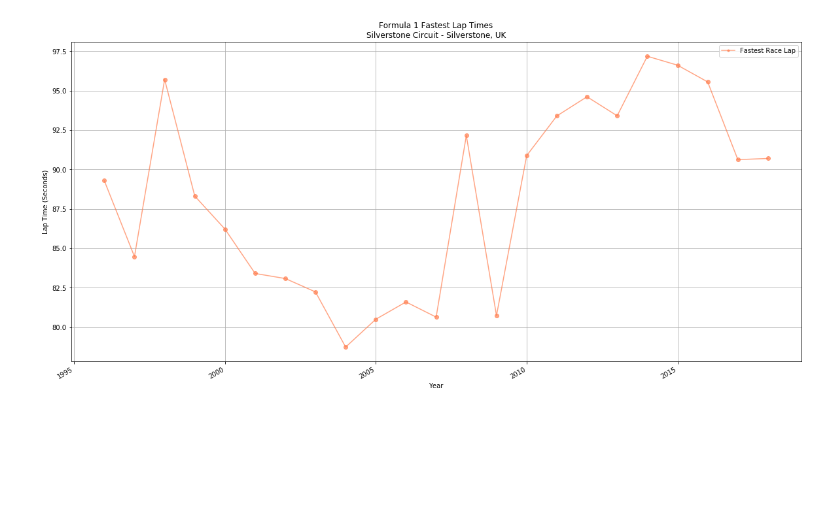
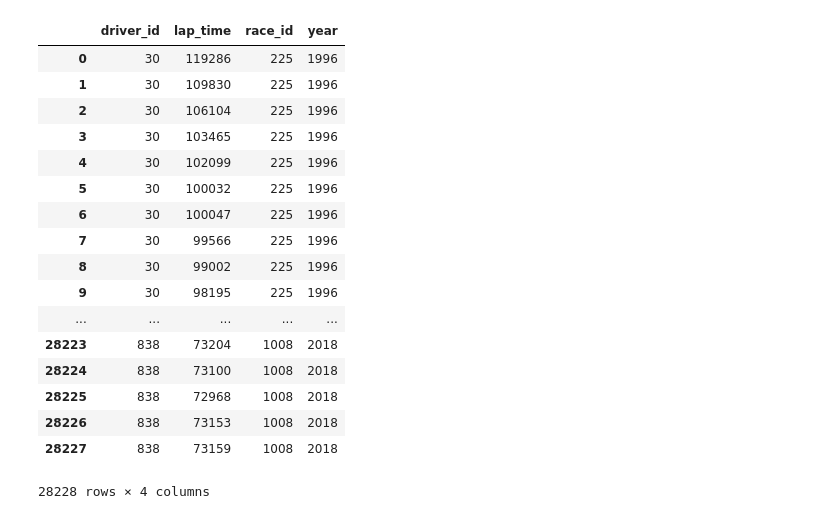
Before and after one commit to HeyMikeMarshall/visualformulaone, a Jupyter notebook: notebooks/Untitled.ipynb, the cells around one changed output. Cells and saved outputs as stored; diff of their text form; code cells hidden in the pictures; blank space fills up the shorter version.

```diff
--- a/notebooks/Untitled.ipynb
+++ b/notebooks/Untitled.ipynb
@@ -83,3 +139,24 @@ circuit_ref = 'silverstone'
+# %%
+laps_df
+# %% [output]
+|  | driver_id | lap_time | race_id | year |
+| 0 | 30 | 119286 | 225 | 1996 |
+| 1 | 30 | 109830 | 225 | 1996 |
+| 2 | 30 | 106104 | 225 | 1996 |
+| 3 | 30 | 103465 | 225 | 1996 |
+| 4 | 30 | 102099 | 225 | 1996 |
+| 5 | 30 | 100032 | 225 | 1996 |
+| 6 | 30 | 100047 | 225 | 1996 |
+| 7 | 30 | 99566 | 225 | 1996 |
+| 8 | 30 | 99002 | 225 | 1996 |
+| 9 | 30 | 98195 | 225 | 1996 |
+| ... | ... | ... | ... | ... |
+| 28223 | 838 | 73204 | 1008 | 2018 |
+| 28224 | 838 | 73100 | 1008 | 2018 |
+| 28225 | 838 | 72968 | 1008 | 2018 |
+| 28226 | 838 | 73153 | 1008 | 2018 |
+| 28227 | 838 | 73159 | 1008 | 2018 |
+28228 rows × 4 columns
 # %%
 lapsdf = pd.DataFrame(getFastLaps(circuit_ref))
 circinfo = getCircuitInfo(circuit_ref)
@@ -88,10 +165,8 @@ circinfo = getCircuitInfo(circuit_ref)
 fig = plt.figure(figsize=(20,10))
 ax1 = fig.add_subplot(111)
 
-ax1.plot(lapsdf['year'], lapsdf['fastest_f_lap']/1000, c='coral', marker="o", alpha=0.7, label='Fastest Race Lap')
-# ax1.scatter(lapsdf['year'], lapsdf['slowest_f_lap']/1000, c='skyblue', marker="o", alpha=0.7, label='Slowest Personal Best')
-# ax1.plot(lapsdf['year'], lapsdf['fastest_a_lap']/1000, c='gold', marker="o", alpha=0.7, label='Fastest Race-Avg Lap')
-# ax1.yaxis.set_major_formatter(DateFormatter("%H:%M:%S"))
+ax1.plot(lapsdf['year'], lapsdf['fastest_f_lap'], c='coral', marker="o", alpha=0.7, label='Fastest Race Lap')
+
 
 lgnd = ax1.legend(loc='upper right', markerscale=.5)
 lgnd.legendHandles[0]._sizes = [30]
@@ -107,8 +182,15 @@ ax1.set_title(f'''Formula 1 Fastest Lap Times
 {circinfo[0]} - {circinfo[1]}, {circinfo[2]}''')
 
 plt.gcf().autofmt_xdate()
-plt.draw()
+
+labels = ax1.get_yticks().tolist()
+fmttx = []
+
+for label in labels:
+    fmttx.append(millitime(int(label)))
+
+ax1.set_yticklabels(fmttx)
+
+plt.show()
-# %% [output]
-[figure, removed]
 # %%
 lapsdf = pd.DataFrame(getFastLaps(circuit_ref))
```
Also changed, not shown: parts of 5 cells of this notebook, 7 other files.
